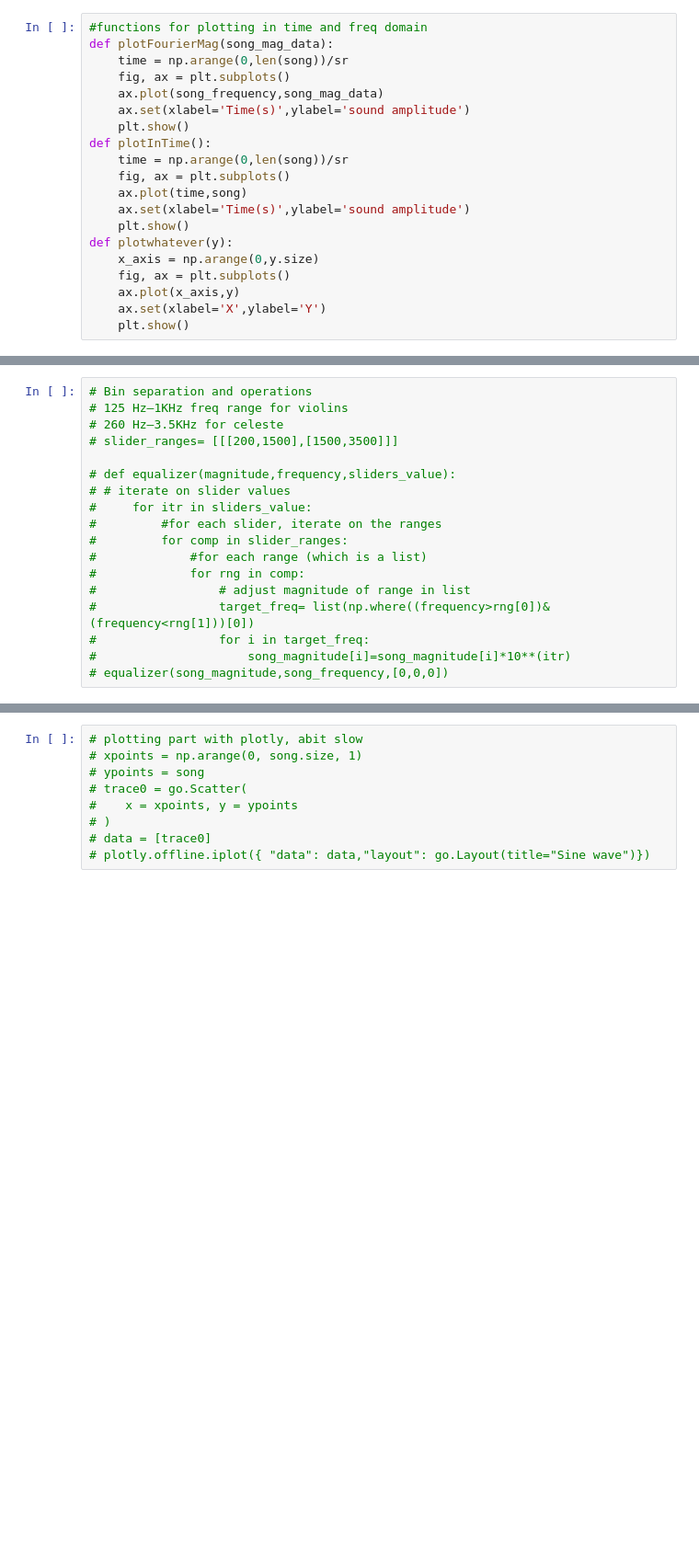
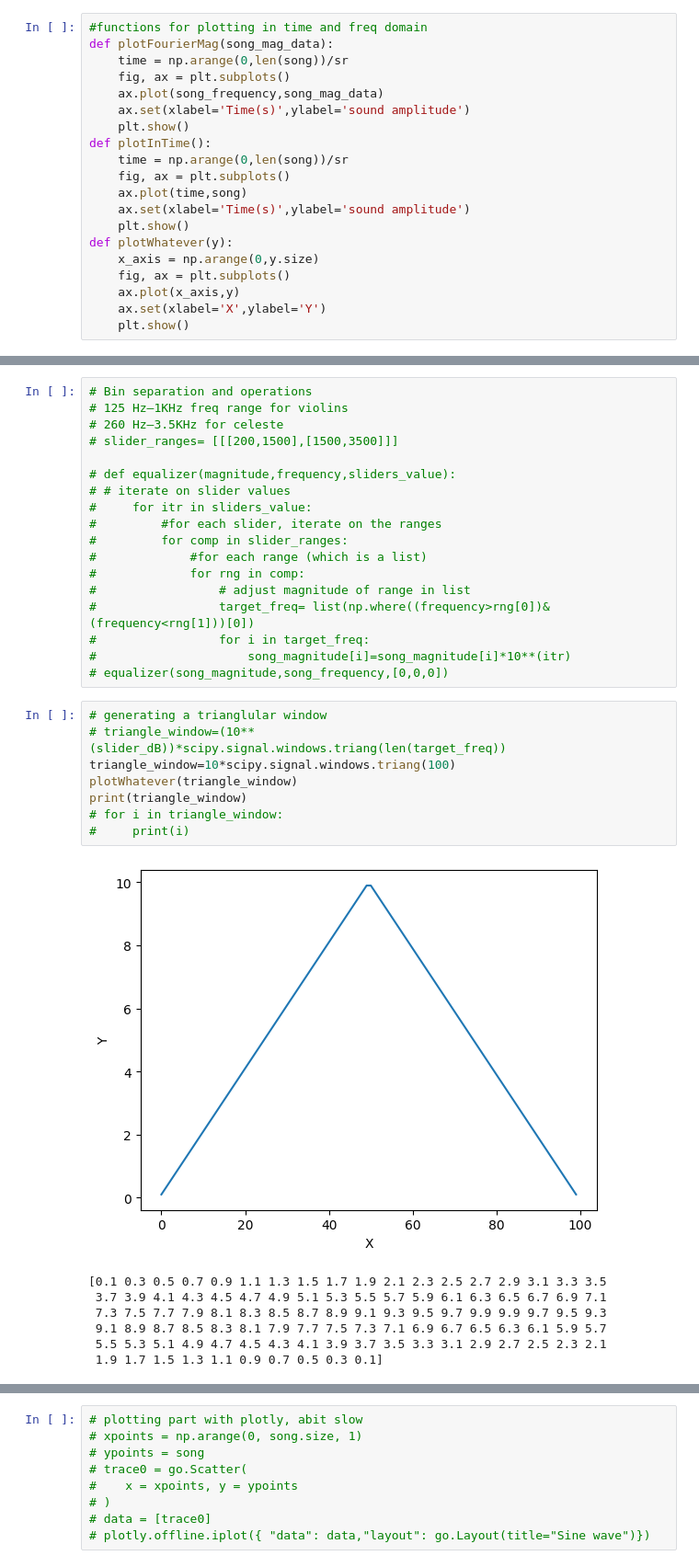
Before and after one commit to 1brahimmohamed/Frequalizer-Mullti_usage_Equalizer, a Jupyter notebook: Notebooks/Basic signal processing.ipynb, the cells around one changed output, grey strips where cells are left out. Shown at 92% size. Cells and saved outputs as stored; diff of their text form; blank space fills up the shorter version.

```diff
--- a/Notebooks/Basic signal processing.ipynb
+++ b/Notebooks/Basic signal processing.ipynb
@@ -23,7 +23,7 @@ def plotInTime():
     ax.plot(time,song)
     ax.set(xlabel='Time(s)',ylabel='sound amplitude')
     plt.show()
-def plotwhatever(y):
+def plotWhatever(y):
     x_axis = np.arange(0,y.size)
     fig, ax = plt.subplots()
     ax.plot(x_axis,y)
@@ -132,5 +150,21 @@ fig.colorbar(img, ax=ax, format='%+2.f dB')
 #                 for i in target_freq:
 #                     song_magnitude[i]=song_magnitude[i]*10**(itr)
 # equalizer(song_magnitude,song_frequency,[0,0,0])
+# %%
+# generating a trianglular window
+# triangle_window=(10**(slider_dB))*scipy.signal.windows.triang(len(target_freq))
+triangle_window=10*scipy.signal.windows.triang(100)
+plotWhatever(triangle_window)
+print(triangle_window)
+# for i in triangle_window:
+#     print(i)
+# %% [output]
+[figure, added]
+[0.1 0.3 0.5 0.7 0.9 1.1 1.3 1.5 1.7 1.9 2.1 2.3 2.5 2.7 2.9 3.1 3.3 3.5
+ 3.7 3.9 4.1 4.3 4.5 4.7 4.9 5.1 5.3 5.5 5.7 5.9 6.1 6.3 6.5 6.7 6.9 7.1
+ 7.3 7.5 7.7 7.9 8.1 8.3 8.5 8.7 8.9 9.1 9.3 9.5 9.7 9.9 9.9 9.7 9.5 9.3
+ 9.1 8.9 8.7 8.5 8.3 8.1 7.9 7.7 7.5 7.3 7.1 6.9 6.7 6.5 6.3 6.1 5.9 5.7
+ 5.5 5.3 5.1 4.9 4.7 4.5 4.3 4.1 3.9 3.7 3.5 3.3 3.1 2.9 2.7 2.5 2.3 2.1
+ 1.9 1.7 1.5 1.3 1.1 0.9 0.7 0.5 0.3 0.1]
 # %%
 print("you got this")
```
Also changed, not shown: parts of 14 cells of this notebook, 3 other files.
